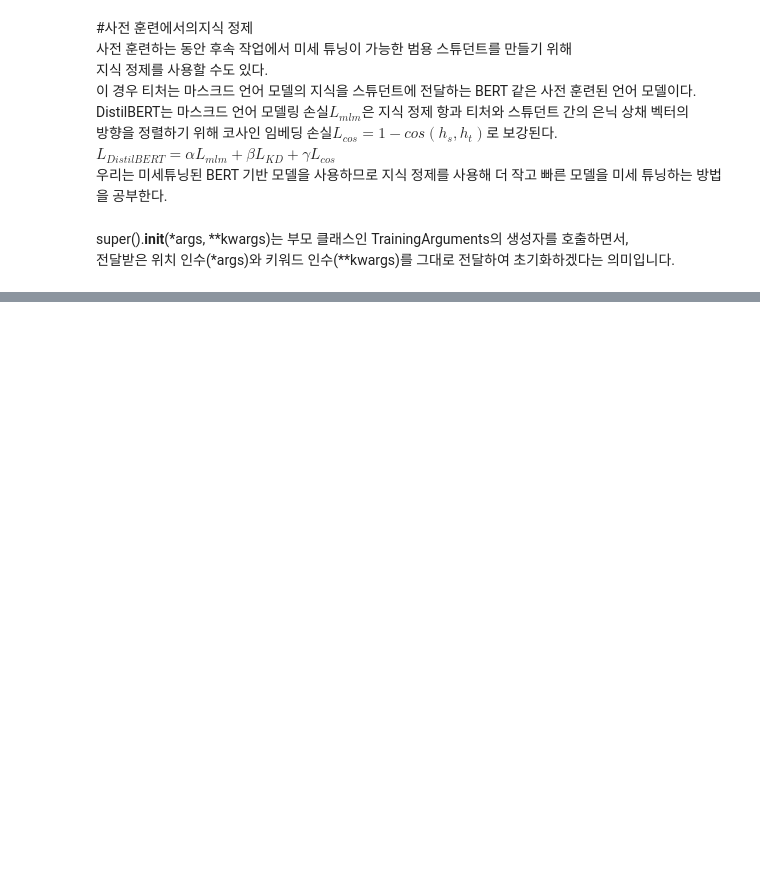
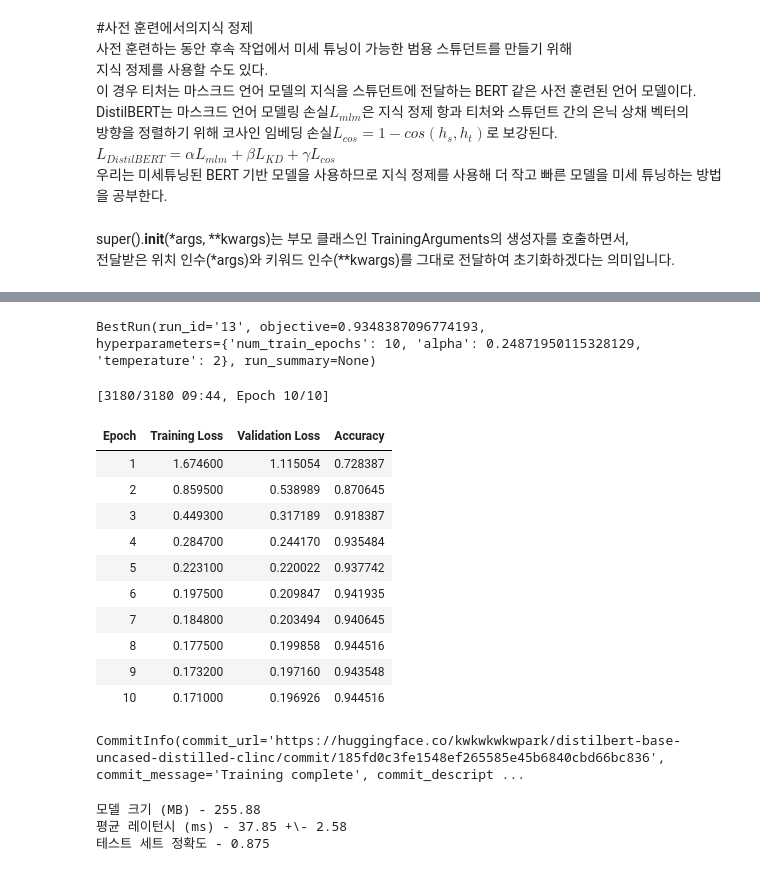
Before and after one commit to KwanWooPark97/transformer_study, a Jupyter notebook: chapter8_efficient/Untitled0.ipynb, the cells around one changed output, grey strips where cells are left out. Drawn from its saved outputs; the diff is of its cells as text; code cells hidden in the pictures; blank space fills up the shorter version.

```diff
--- a/chapter8_efficient/Untitled0.ipynb
+++ b/chapter8_efficient/Untitled0.ipynb
@@ -337,0 +438,12 @@ class DistillationTrainer(Trainer):
+# %%
+teacher_ckpt = "transformersbook/bert-base-uncased-finetuned-clinc"
+teacher_model = (AutoModelForSequenceClassification
+                 .from_pretrained(teacher_ckpt, num_labels=num_labels)
+                 .to(device))
+# %%
+distilbert_trainer = DistillationTrainer(model_init=student_init,
+    teacher_model=teacher_model, args=student_training_args,
+    train_dataset=clinc_enc['train'], eval_dataset=clinc_enc['validation'],
+    compute_metrics=compute_metrics, tokenizer=student_tokenizer)
+
+distilbert_trainer.train()
@@ -337,0 +564,8 @@ class DistillationTrainer(Trainer):
+# %%
+def hp_space(trial):
+    return {"num_train_epochs": trial.suggest_int("num_train_epochs", 5, 10),
+        "alpha": trial.suggest_float("alpha", 0, 1),
+        "temperature": trial.suggest_int("temperature", 2, 20)}
+# %%
+best_run = distilbert_trainer.hyperparameter_search(
+    n_trials=20, direction="maximize", hp_space=hp_space)
@@ -337,0 +618,50 @@ class DistillationTrainer(Trainer):
+# %%
+print(best_run)
+# %% [output]
+BestRun(run_id='13', objective=0.9348387096774193,
+hyperparameters={'num_train_epochs': 10, 'alpha': 0.24871950115328129,
+'temperature': 2}, run_summary=None)
+# %%
+for k,v in best_run.hyperparameters.items():
+    setattr(student_training_args, k, v) #위에 나온 값으로 파라미터 수정 해줌 이렇게 안하고 일일히 해도 상관없을듯
+    #setattr(class 이름, self 변수 이름 str로 줘야 할듯, 값)
+    #값이 없다?? 그대로 만들어줌
+# 정제된 모델을 저장할 새로운 저장소를 정의합니다
+distilled_ckpt = "distilbert-base-uncased-distilled-clinc"
+student_training_args.output_dir = distilled_ckpt
+
+# 최적의 매개변수로 새로운 Trainer를 만듭니다
+distil_trainer = DistillationTrainer(model_init=student_init,
+    teacher_model=teacher_model, args=student_training_args,
+    train_dataset=clinc_enc['train'], eval_dataset=clinc_enc['validation'],
+    compute_metrics=compute_metrics, tokenizer=student_tokenizer)
+
+distil_trainer.train();
+# %% [output]
+[3180/3180 09:44, Epoch 10/10]
+| Epoch | Training Loss | Validation Loss | Accuracy |
+| 1 | 1.674600 | 1.115054 | 0.728387 |
+| 2 | 0.859500 | 0.538989 | 0.870645 |
+| 3 | 0.449300 | 0.317189 | 0.918387 |
+| 4 | 0.284700 | 0.244170 | 0.935484 |
+| 5 | 0.223100 | 0.220022 | 0.937742 |
+| 6 | 0.197500 | 0.209847 | 0.941935 |
+| 7 | 0.184800 | 0.203494 | 0.940645 |
+| 8 | 0.177500 | 0.199858 | 0.944516 |
+| 9 | 0.173200 | 0.197160 | 0.943548 |
+| 10 | 0.171000 | 0.196926 | 0.944516 |
+# %%
+distil_trainer.push_to_hub("Training complete")
+# %% [output]
+CommitInfo(commit_url='https://huggingface.co/kwkwkwkwpark/distilbert-base-uncased-distilled-clinc/commit/185fd0c3fe1548ef265585e45b6840cbd66bc836', commit_message='Training complete', commit_descript ...
+# %%
+# `haesun`를 자신의 허브 사용자 이름으로 바꾸세요.
+distilled_ckpt = "kwkwkwkwpark/distilbert-base-uncased-distilled-clinc"
+pipe = pipeline("text-classification", model=distilled_ckpt)
+optim_type = "Distillation"
+pb = PerformanceBenchmark(pipe, clinc["test"], optim_type=optim_type)
+perf_metrics.update(pb.run_benchmark())
+# %% [output]
+모델 크기 (MB) - 255.88
+평균 레이턴시 (ms) - 37.85 +\- 2.58
+테스트 세트 정확도 - 0.875
```
Also changed, not shown: parts of 77 cells of this notebook.
